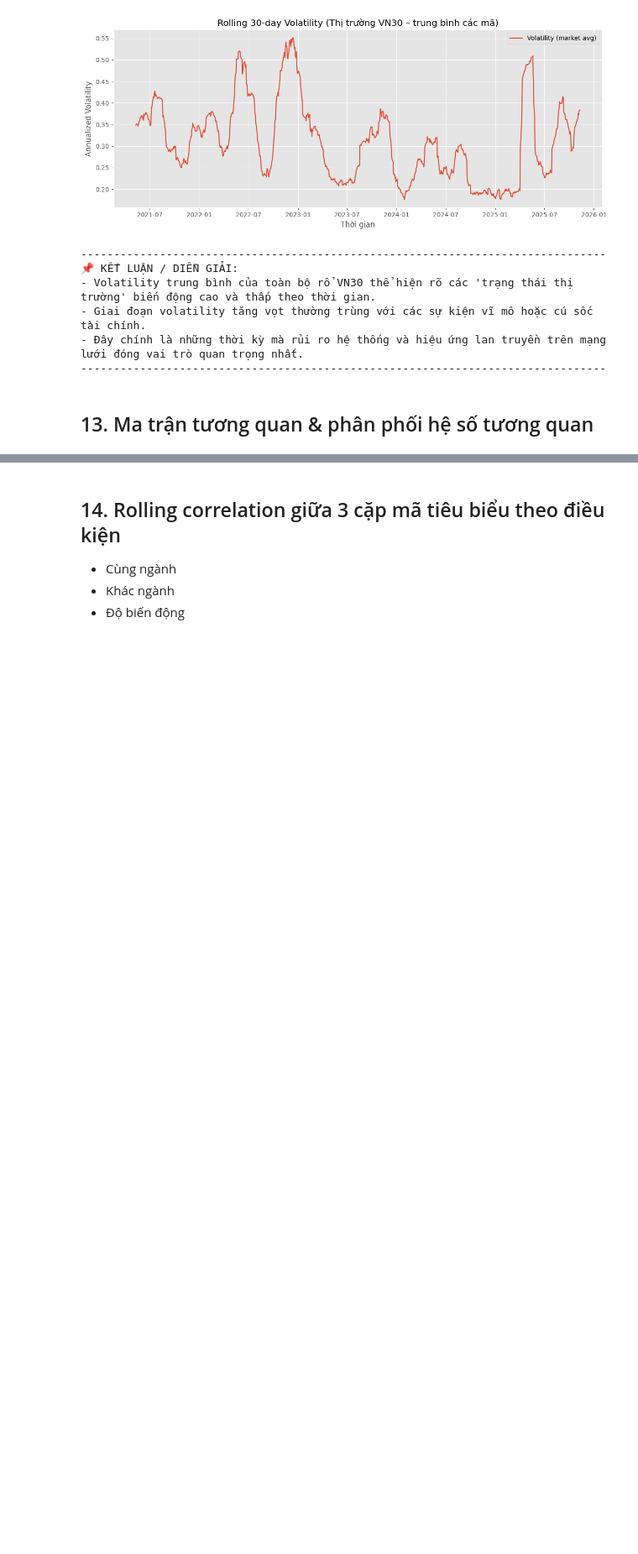
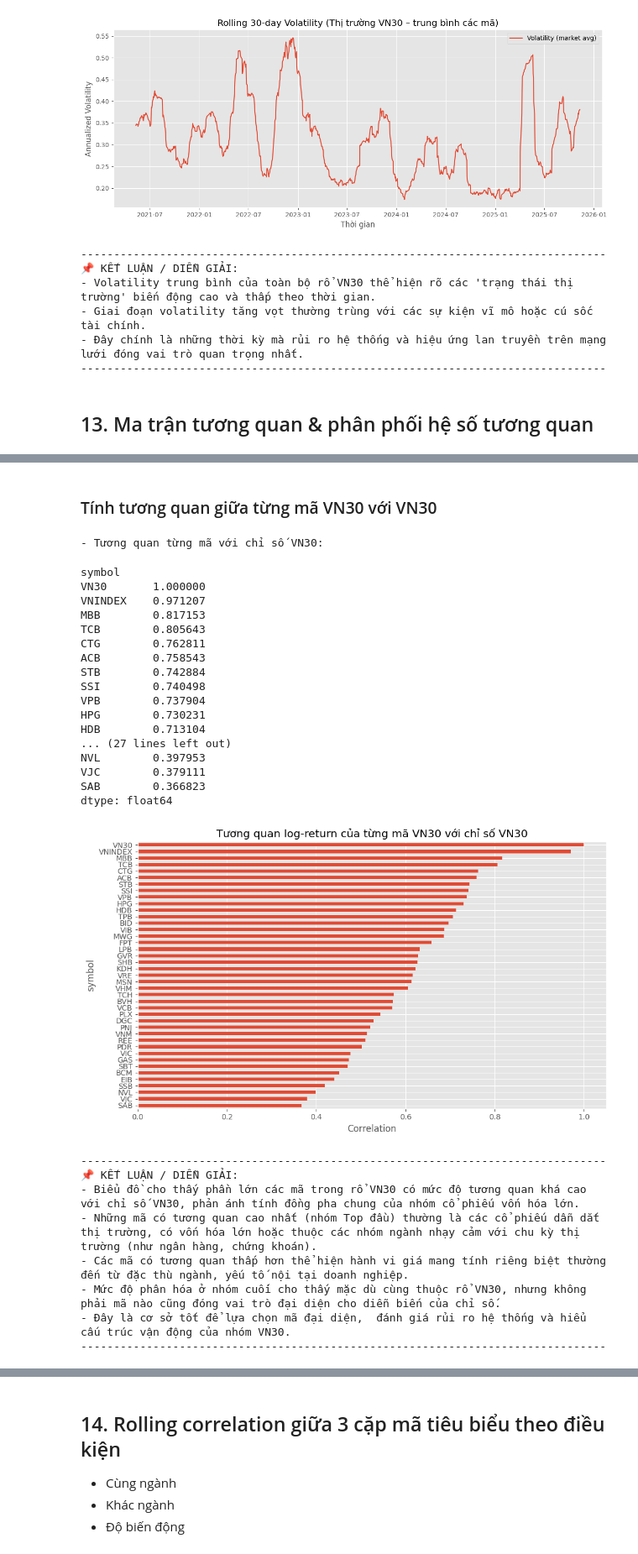
Before and after one commit to qdatether/Big_Data_Analytics, a Jupyter notebook: docs/EDA.ipynb, the cells around one changed output, grey strips where cells are left out. Shown at 84% size. Drawn from its saved outputs; the diff is of its cells as text; code cells hidden in the pictures; blank space fills up the shorter version.

```diff
--- a/docs/EDA.ipynb
+++ b/docs/EDA.ipynb
@@ -681,3 +681,54 @@ Mean corr: 0.3735675977979569
 - Một số cặp mã có tương quan rất cao, phản ánh sự gắn kết mạnh mẽ và nguy cơ lan truyền rủi ro cao giữa chúng.
 - Phân phối tương quan là cơ sở để lựa chọn ngưỡng (threshold) hợp lý khi xây dựng mạng lưới tương quan (correlation network).
 --------------------------------------------------------------------------------
+# %% [markdown]
+### Tính tương quan giữa từng mã VN30 với VN30
+# %%
+corr_with_vn30 = log_returns[asset_cols].corrwith(log_returns["VN30"])
+
+print("- Tương quan từng mã với chỉ số VN30:")
+display(corr_with_vn30.sort_values(ascending=False))
+
+# Vẽ barplot
+plt.figure(figsize=(10,6))
+corr_with_vn30.sort_values().plot(kind="barh")
+plt.title("Tương quan log-return của từng mã VN30 với chỉ số VN30")
+plt.xlabel("Correlation")
+plt.tight_layout()
+plt.show()
+
+hline(
+    "- Biểu đồ cho thấy phần lớn các mã trong rổ VN30 có mức độ tương quan khá cao với chỉ số VN30, phản ánh tính đồng pha chung của nhóm cổ phiếu vốn hóa lớn.\n"
+    "- Những mã có tương quan cao nhất (nhóm Top đầu) thường là các cổ phiếu dẫn dắt thị trường, có vốn hóa lớn hoặc thuộc các nhóm ngành nhạy cảm với chu kỳ thị trường (như ngân hàng, chứng khoán).\n"
+    "- Các mã có tương quan thấp hơn thể hiện hành vi giá mang tính riêng biệt thường đến từ đặc thù ngành, yếu tố nội tại doanh nghiệp.\n"
+    "- Mức độ phân hóa ở nhóm cuối cho thấy mặc dù cùng thuộc rổ VN30, nhưng không phải mã nào cũng đóng vai trò đại diện cho diễn biến của chỉ số.\n"
+    "- Đây là cơ sở tốt để lựa chọn mã đại diện,  đánh giá rủi ro hệ thống và hiểu cấu trúc vận động của nhóm VN30."
+)
+# %% [output]
+- Tương quan từng mã với chỉ số VN30:
+symbol
+VN30       1.000000
+VNINDEX    0.971207
+MBB        0.817153
+TCB        0.805643
+CTG        0.762811
+ACB        0.758543
+STB        0.742884
+SSI        0.740498
+VPB        0.737904
+HPG        0.730231
+HDB        0.713104
+... (27 lines left out)
+NVL        0.397953
+VJC        0.379111
+SAB        0.366823
+dtype: float64
+[figure, added]
+--------------------------------------------------------------------------------
+📌 KẾT LUẬN / DIỄN GIẢI:
+- Biểu đồ cho thấy phần lớn các mã trong rổ VN30 có mức độ tương quan khá cao với chỉ số VN30, phản ánh tính đồng pha chung của nhóm cổ phiếu vốn hóa lớn.
+- Những mã có tương quan cao nhất (nhóm Top đầu) thường là các cổ phiếu dẫn dắt thị trường, có vốn hóa lớn hoặc thuộc các nhóm ngành nhạy cảm với chu kỳ thị trường (như ngân hàng, chứng khoán).
+- Các mã có tương quan thấp hơn thể hiện hành vi giá mang tính riêng biệt thường đến từ đặc thù ngành, yếu tố nội tại doanh nghiệp.
+- Mức độ phân hóa ở nhóm cuối cho thấy mặc dù cùng thuộc rổ VN30, nhưng không phải mã nào cũng đóng vai trò đại diện cho diễn biến của chỉ số.
+- Đây là cơ sở tốt để lựa chọn mã đại diện,  đánh giá rủi ro hệ thống và hiểu cấu trúc vận động của nhóm VN30.
+--------------------------------------------------------------------------------
```
Also changed, not shown: parts of 18 cells of this notebook.
